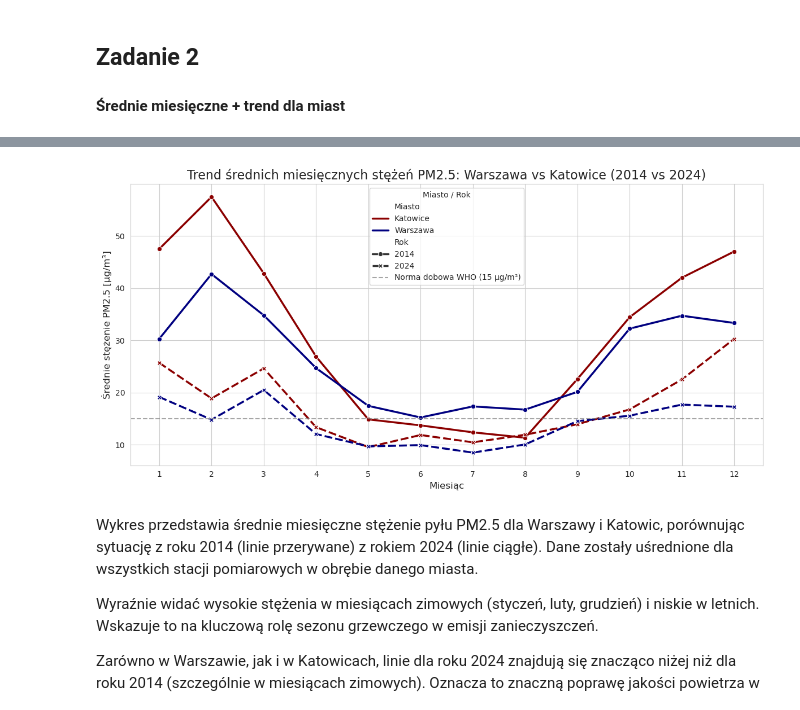
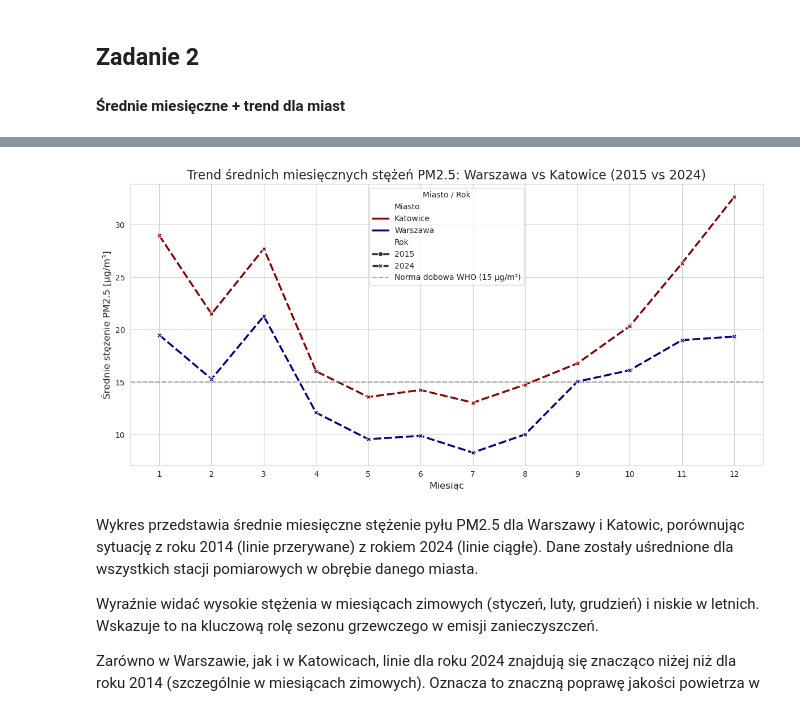
Before and after one commit to aszymik/polish-air-quality-trends, a Jupyter notebook: main.ipynb, the cells around one changed output, grey strips where cells are left out. Saved outputs shown, nothing was run; the diff lists cells and outputs as text; code cells hidden in the pictures.

```diff
--- a/main.ipynb
+++ b/main.ipynb
@@ -154,7 +177,7 @@ Liczba kolumn: 99
 # Złączenie danych z trzech lat
 df, stations = ld.join_data_on_common_stations(dfs)
 # %%
-data_path = 'data/pm25_gios_2014_2019_2024.csv'
+data_path = 'data/pm25_gios_2015_2018_2021_2024.csv'
 df.to_csv(data_path, index=False)
 # %%
 # Kod do wczytywania danych z pliku
@@ -202,12 +225,12 @@ monthly_means
 # %%
-# Wykres trendów dla Katowic i Warszawy w latach 2014 i 2024
-chosen_years = [2014, 2024]
+# Wykres trendów dla Katowic i Warszawy w latach 2015 i 2024
+chosen_years = [2015, 2024]
 chosen_cities = ['Warszawa', 'Katowice']
 
 df_plot = da.get_chosen_monthly_means(df, chosen_years, chosen_cities)
 vis.plot_trends_for_chosen_cities(df_plot, chosen_years, chosen_cities)
 # %% [output]
-[figure, old version]
+[figure, new version]
 # %% [markdown]
 Wykres przedstawia średnie miesięczne stężenie pyłu PM2.5 dla Warszawy i Katowic, porównując sytuację z roku 2014 (linie przerywane) z rokiem 2024 (linie ciągłe). Dane zostały uśrednione dla wszystkich stacji pomiarowych w obrębie danego miasta.
 
```
Also changed, not shown: parts of 8 cells of this notebook.
